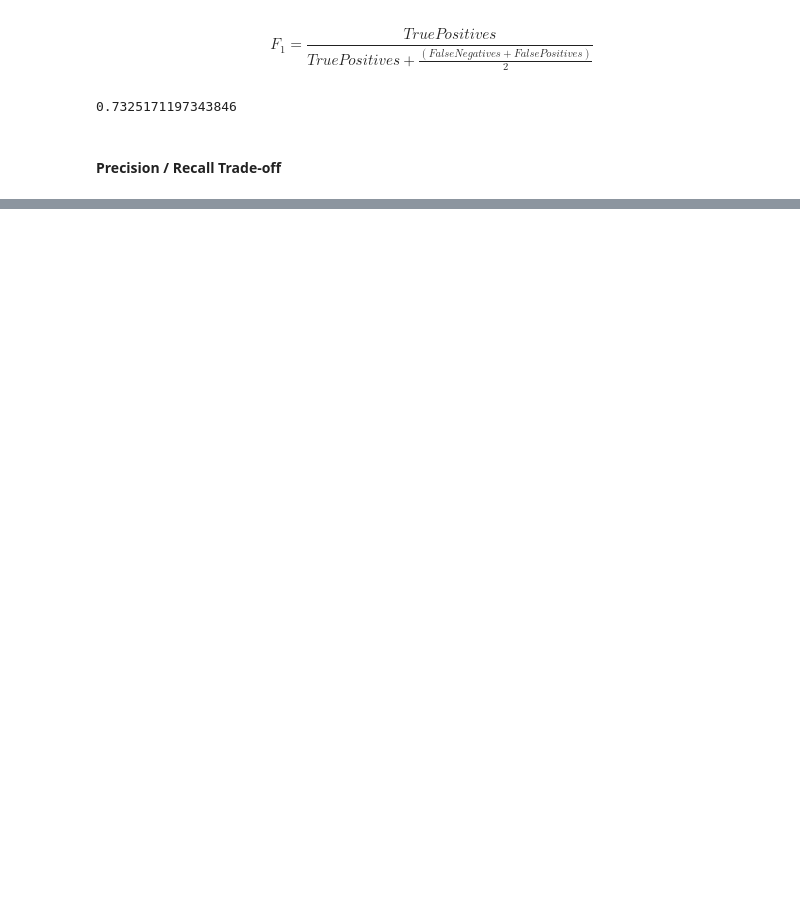
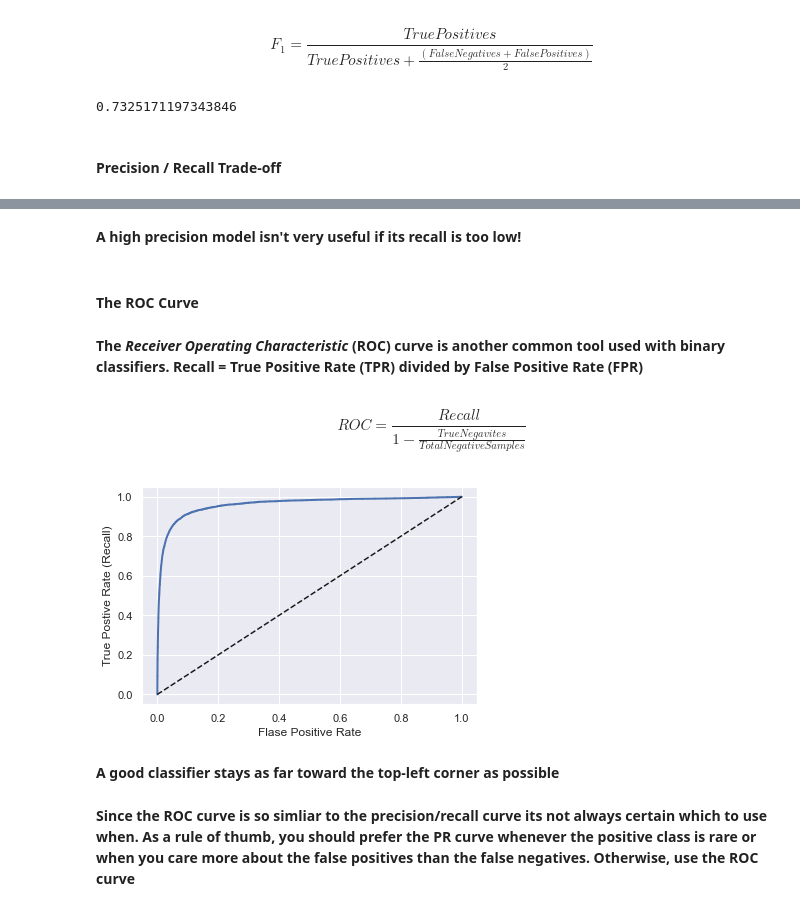
Before and after one commit to HyerQuality/O-Reilly-Hands-On-Machine-Learning, a Jupyter notebook: Chapter 3/Chapter 3 - Classification.ipynb, the cells around one changed output, grey strips where cells are left out. Saved outputs shown, nothing was run; the diff lists cells and outputs as text; code cells hidden in the pictures; blank space fills up the shorter version.

```diff
--- a/Chapter 3/Chapter 3 - Classification.ipynb
+++ b/Chapter 3/Chapter 3 - Classification.ipynb
@@ -190,0 +255,24 @@ f1_score(y_train_5, y_train_pred)
+# %% [markdown]
+<b> A high precision model isn't very useful if its recall is too low! </b>
+# %% [markdown]
+#### The ROC Curve
+# %% [markdown]
+<b> The <i> Receiver Operating Characteristic </i> (ROC) curve is another common tool used with binary classifiers. Recall = True Positive Rate (TPR) divided by False Positive Rate (FPR)</b>
+# %% [markdown]
+$$ROC = \frac{Recall}{1 - \frac{True Negavites}{Total Negative Samples}}$$
+# %%
+' Plot the ROC curve'
+from sklearn.metrics import roc_curve
+
+fpr, tpr, thresholds = roc_curve(y_train_5, y_scores)
+plt.plot(fpr, tpr, linewidth=2, label='ROC')
+plt.xlabel('Flase Positive Rate')
+plt.ylabel('True Postive Rate (Recall)')
+plt.plot([0,1], [0,1], 'k--')
+plt.show()
+# %% [output]
+[figure, added]
+# %% [markdown]
+<b> A good classifier stays as far toward the top-left corner as possible </b>
+# %% [markdown]
+<b> Since the ROC curve is so simliar to the precision/recall curve its not always certain which to use when.  As a rule of thumb, you should prefer the PR curve whenever the positive class is rare or when you care more about the false positives than the false negatives.  Otherwise, use the ROC curve </b>
```
Also changed, not shown: parts of 18 cells of this notebook.
